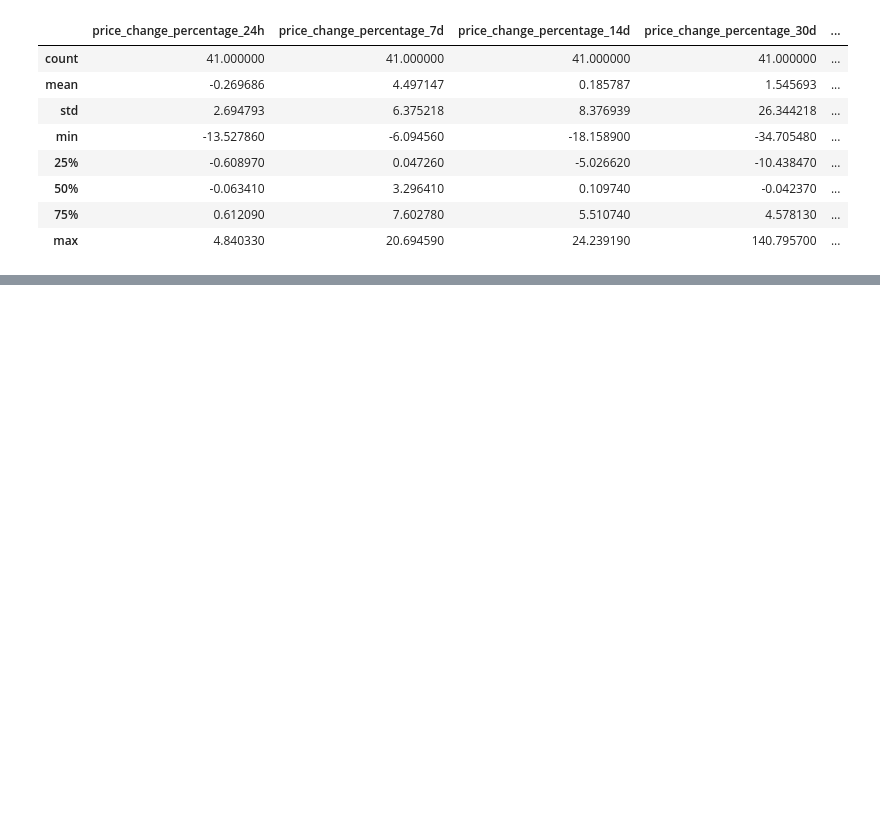
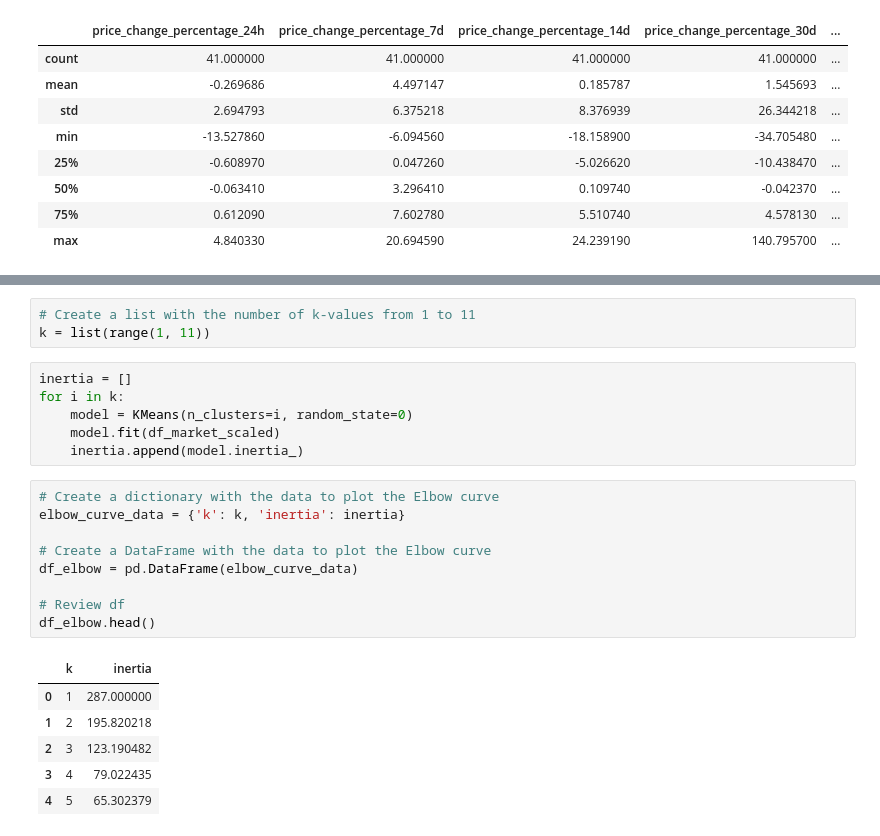
Before and after one commit to emilyneaville/CryptoClustering, a Jupyter notebook: crypto_clustering.ipynb, the cells around one changed output, grey strips where cells are left out. Saved outputs shown, nothing was run; the diff lists cells and outputs as text; blank space fills up the shorter version.

```diff
--- a/crypto_clustering.ipynb
+++ b/crypto_clustering.ipynb
@@ -53,0 +88,25 @@ df_market_data.hvplot.line(
+# %%
+# Create a list with the number of k-values from 1 to 11
+k = list(range(1, 11))
+# %%
+inertia = []
+for i in k:
+    model = KMeans(n_clusters=i, random_state=0)
+    model.fit(df_market_scaled)
+    inertia.append(model.inertia_)
+# %%
+# Create a dictionary with the data to plot the Elbow curve
+elbow_curve_data = {'k': k, 'inertia': inertia}
+
+# Create a DataFrame with the data to plot the Elbow curve
+df_elbow = pd.DataFrame(elbow_curve_data)
+
+# Review df
+df_elbow.head()
+# %% [output]
+|  | k | inertia |
+| 0 | 1 | 287.000000 |
+| 1 | 2 | 195.820218 |
+| 2 | 3 | 123.190482 |
+| 3 | 4 | 79.022435 |
+| 4 | 5 | 65.302379 |
```
Also changed, not shown: parts of 6 cells of this notebook.
